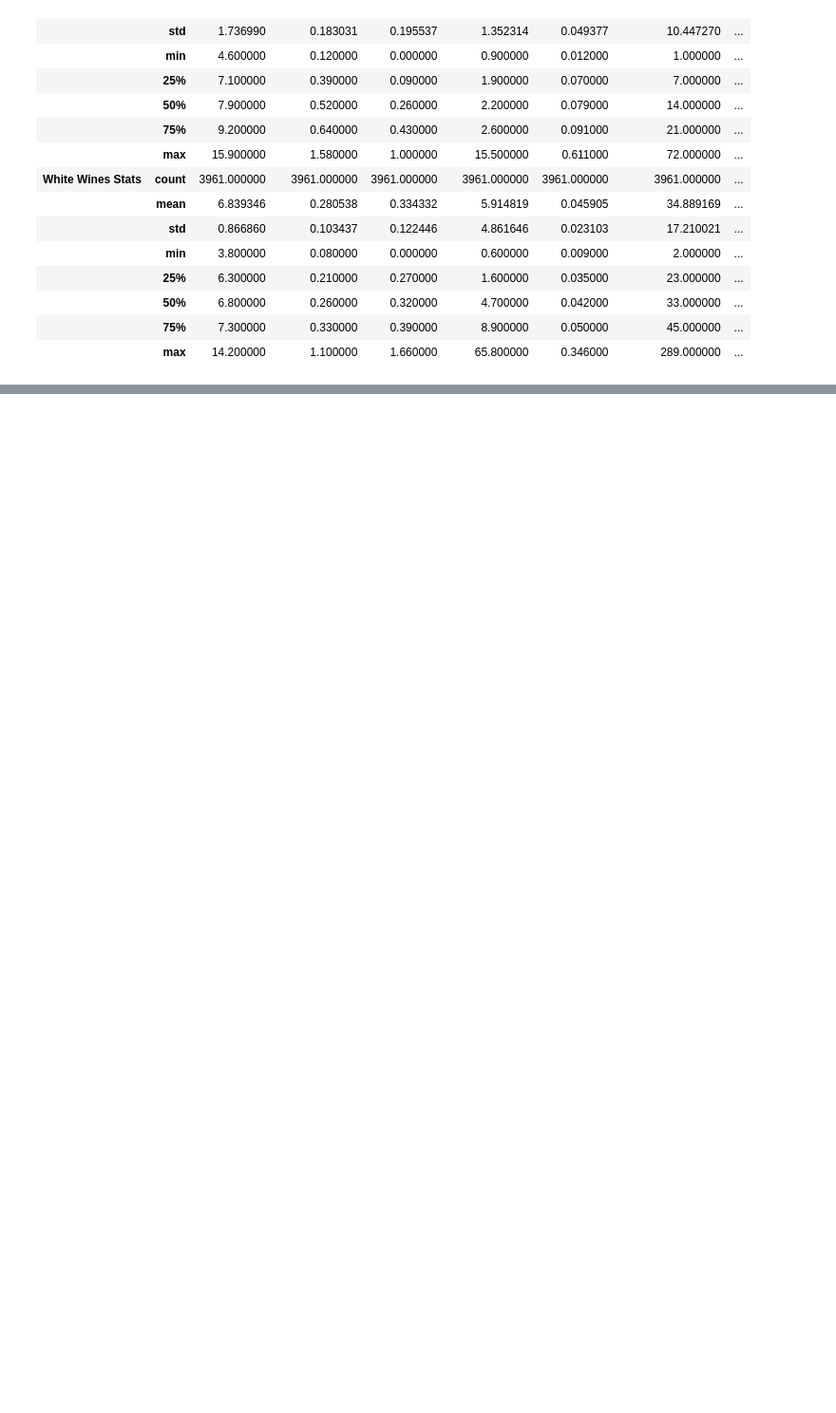
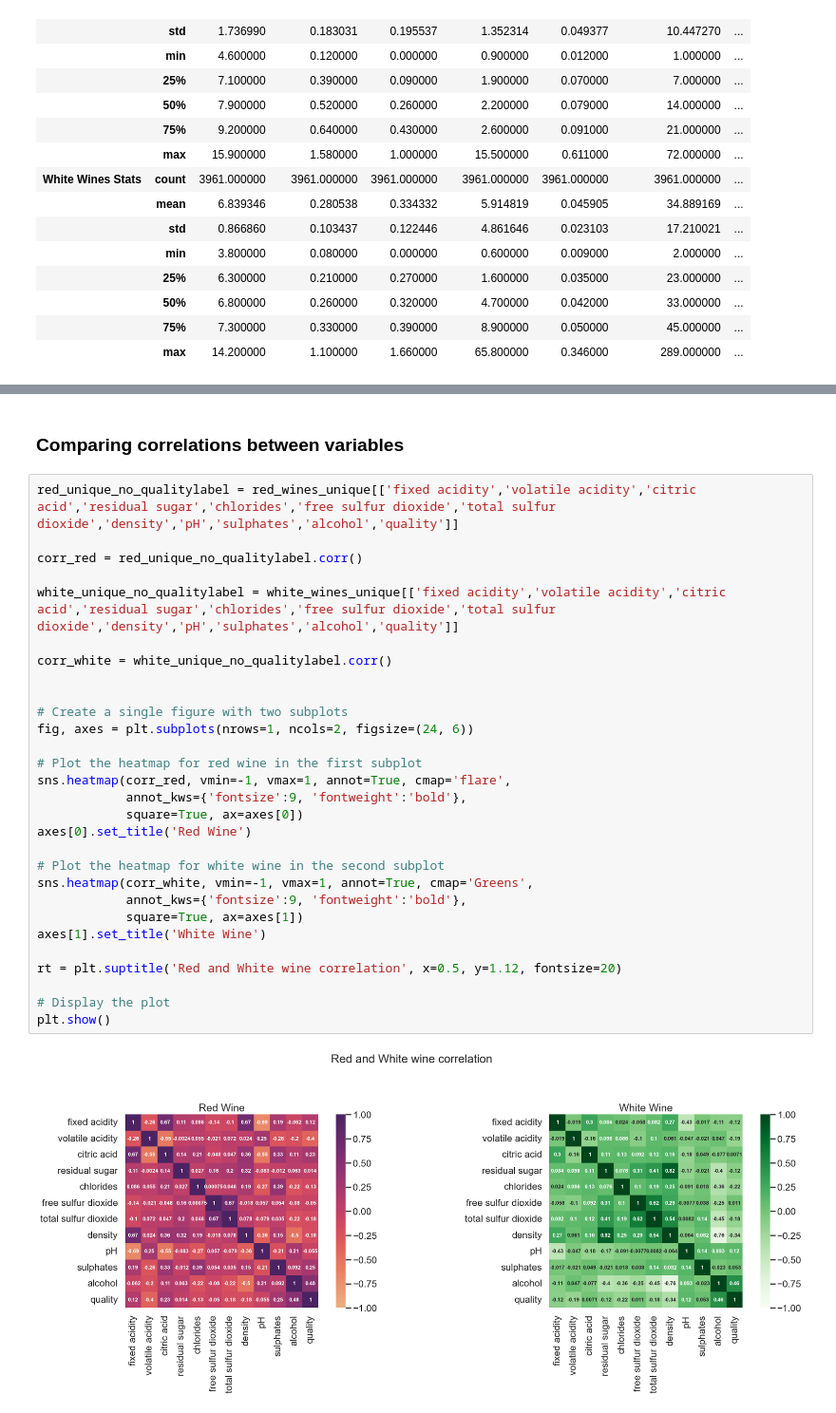
Before and after one commit to sfdatade/blueberry_winerys_project, a Jupyter notebook: BlueBerry_Winery_Project.ipynb, the cells around one changed output, grey strips where cells are left out. Shown at 95% size. Saved outputs shown, nothing was run; the diff lists cells and outputs as text; blank space fills up the shorter version.

```diff
--- a/BlueBerry_Winery_Project.ipynb
+++ b/BlueBerry_Winery_Project.ipynb
@@ -1177,0 +1288,33 @@ pd.concat([red_wines_unique.describe(), white_wines_unique.describe()], axis=0,
+# %% [markdown]
+### Comparing correlations between variables
+# %%
+red_unique_no_qualitylabel = red_wines_unique[['fixed acidity','volatile acidity','citric acid','residual sugar','chlorides','free sulfur dioxide','total sulfur dioxide','density','pH','sulphates','alcohol','quality']]
+
+corr_red = red_unique_no_qualitylabel.corr()
+
+white_unique_no_qualitylabel = white_wines_unique[['fixed acidity','volatile acidity','citric acid','residual sugar','chlorides','free sulfur dioxide','total sulfur dioxide','density','pH','sulphates','alcohol','quality']]
+
+corr_white = white_unique_no_qualitylabel.corr()
+
+
+# Create a single figure with two subplots
+fig, axes = plt.subplots(nrows=1, ncols=2, figsize=(24, 6))
+
+# Plot the heatmap for red wine in the first subplot
+sns.heatmap(corr_red, vmin=-1, vmax=1, annot=True, cmap='flare',
+            annot_kws={'fontsize':9, 'fontweight':'bold'},
+            square=True, ax=axes[0])
+axes[0].set_title('Red Wine')
+
+# Plot the heatmap for white wine in the second subplot
+sns.heatmap(corr_white, vmin=-1, vmax=1, annot=True, cmap='Greens',
+            annot_kws={'fontsize':9, 'fontweight':'bold'},
+            square=True, ax=axes[1])
+axes[1].set_title('White Wine')
+
+rt = plt.suptitle('Red and White wine correlation', x=0.5, y=1.12, fontsize=20)
+
+# Display the plot
+plt.show()
+# %% [output]
+[figure, added]
```
Also changed, not shown: parts of 19 cells of this notebook.
